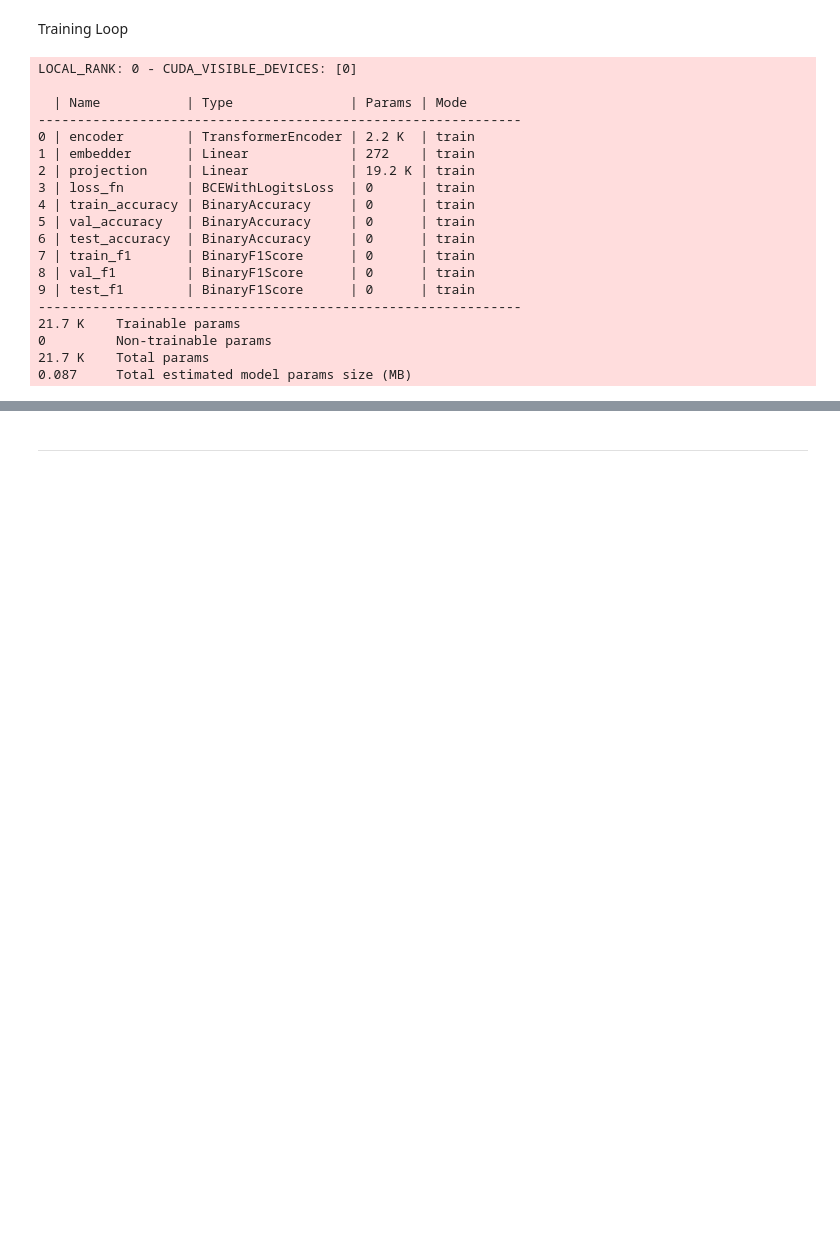
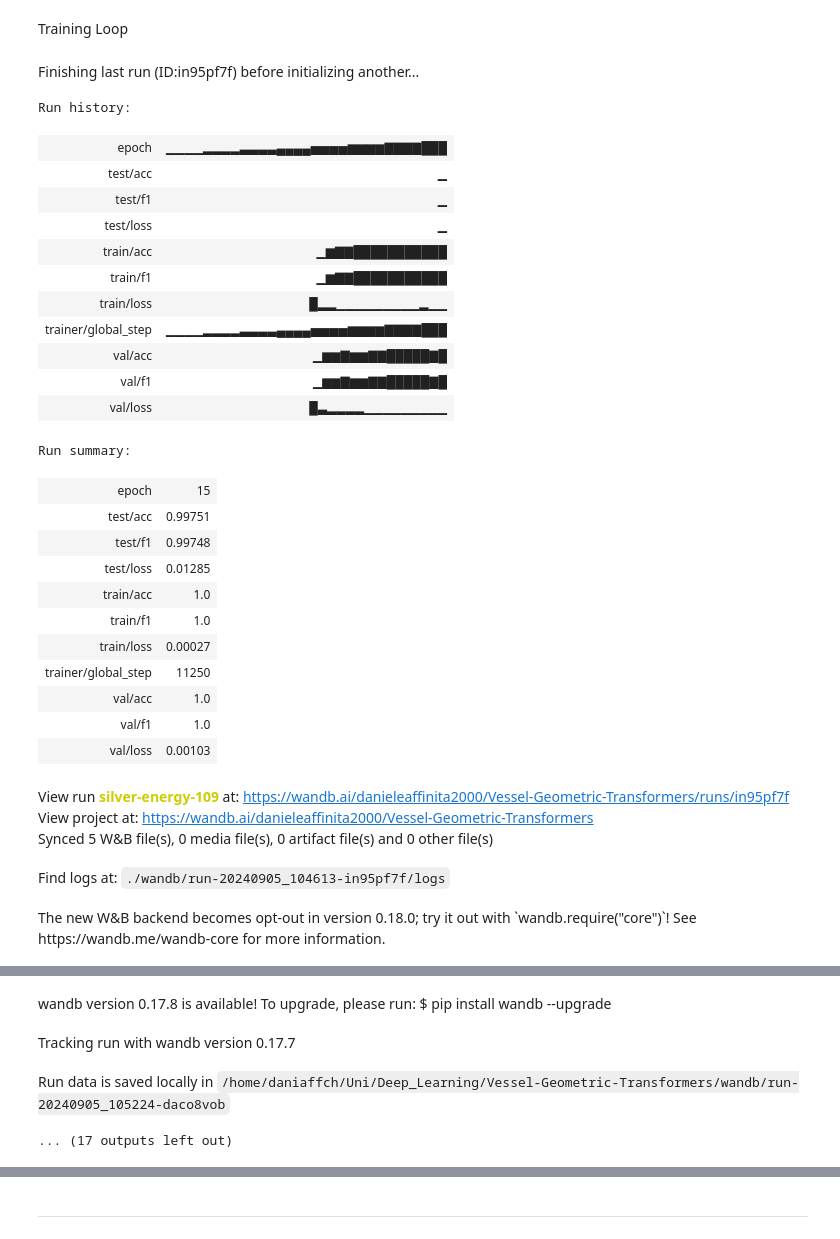
Before and after one commit to DaniAffCH/Vessel-Geometric-Transformers, a Jupyter notebook: main.ipynb, the cells around one changed output, grey strips where cells are left out. Drawn from its saved outputs; the diff is of its cells as text; code cells hidden in the pictures; blank space fills up the shorter version.

Commit message:
minor training stuff

```diff
--- a/main.ipynb
+++ b/main.ipynb
@@ -137,27 +123,40 @@ Training Loop
 # %%
 from src.trainer import VesselTrainer
 from src.models import BaselineTransformer
 
+trainer = VesselTrainer(trainer_config)
+
 model = BaselineTransformer(baseline_config)
 
 trainer.fit(model, data)
 # %% [output]
+Finishing last run (ID:in95pf7f) before initializing another...
-LOCAL_RANK: 0 - CUDA_VISIBLE_DEVICES: [0]
-
-  | Name           | Type               | Params | Mode
---------------------------------------------------------------
-0 | encoder        | TransformerEncoder | 2.2 K  | train
-1 | embedder       | Linear             | 272    | train
-2 | projection     | Linear             | 19.2 K | train
-3 | loss_fn        | BCEWithLogitsLoss  | 0      | train
-4 | train_accuracy | BinaryAccuracy     | 0      | train
-5 | val_accuracy   | BinaryAccuracy     | 0      | train
-6 | test_accuracy  | BinaryAccuracy     | 0      | train
-7 | train_f1       | BinaryF1Score      | 0      | train
-8 | val_f1         | BinaryF1Score      | 0      | train
-9 | test_f1        | BinaryF1Score      | 0      | train
---------------------------------------------------------------
-21.7 K    Trainable params
-0         Non-trainable params
-21.7 K    Total params
-0.087     Total estimated model params size (MB)
+Run history:
+| epoch | ▁▁▁▁▂▂▂▂▃▃▃▃▄▄▄▄▅▅▅▅▆▆▆▆▇▇▇▇███ |
+| test/acc | ▁ |
+| test/f1 | ▁ |
+| test/loss | ▁ |
+| train/acc | ▁▆▇▇███████████ |
+| train/f1 | ▁▆▇▇███████████ |
+| train/loss | █▂▂▁▁▁▁▁▁▁▁▁▂▁▁ |
+| trainer/global_step | ▁▁▁▁▂▂▂▂▃▃▃▃▄▄▄▄▅▅▅▅▆▆▆▆▇▇▇▇███ |
+| val/acc | ▁▆▆▇▆▆▇▇█████▇█ |
+| val/f1 | ▁▆▆▇▆▆▇▇█████▇█ |
+| val/loss | █▃▂▂▂▂▁▁▁▁▁▁▁▁▁ |
+Run summary:
+| epoch | 15 |
+| test/acc | 0.99751 |
+| test/f1 | 0.99748 |
+| test/loss | 0.01285 |
+| train/acc | 1.0 |
+| train/f1 | 1.0 |
+| train/loss | 0.00027 |
+| trainer/global_step | 11250 |
+| val/acc | 1.0 |
+| val/f1 | 1.0 |
+| val/loss | 0.00103 |
+View run silver-energy-109 at: https://wandb.ai/danieleaffinita2000/Vessel-Geometric-Transformers/runs/in95pf7f
+View project at: https://wandb.ai/danieleaffinita2000/Vessel-Geometric-Transformers
+Synced 5 W&B file(s), 0 media file(s), 0 artifact file(s) and 0 other file(s)
+Find logs at: ./wandb/run-20240905_104613-in95pf7f/logs
+The new W&B backend becomes opt-out in version 0.18.0; try it out with `wandb.require("core")`! See https://wandb.me/wandb-core for more information.
@@ -164,3 +164,7 @@ LOCAL_RANK: 0 - CUDA_VISIBLE_DEVICES: [0]
+wandb version 0.17.8 is available! To upgrade, please run: $ pip install wandb --upgrade
+Tracking run with wandb version 0.17.7
+Run data is saved locally in /home/daniaffch/Uni/Deep_Learning/Vessel-Geometric-Transformers/wandb/run-20240905_105224-daco8vob
+... (17 outputs left out)
 # %%
 trainer.test(model, data)
 # %% [output]
```
Also changed, not shown: parts of 5 cells of this notebook, 5 other files.
